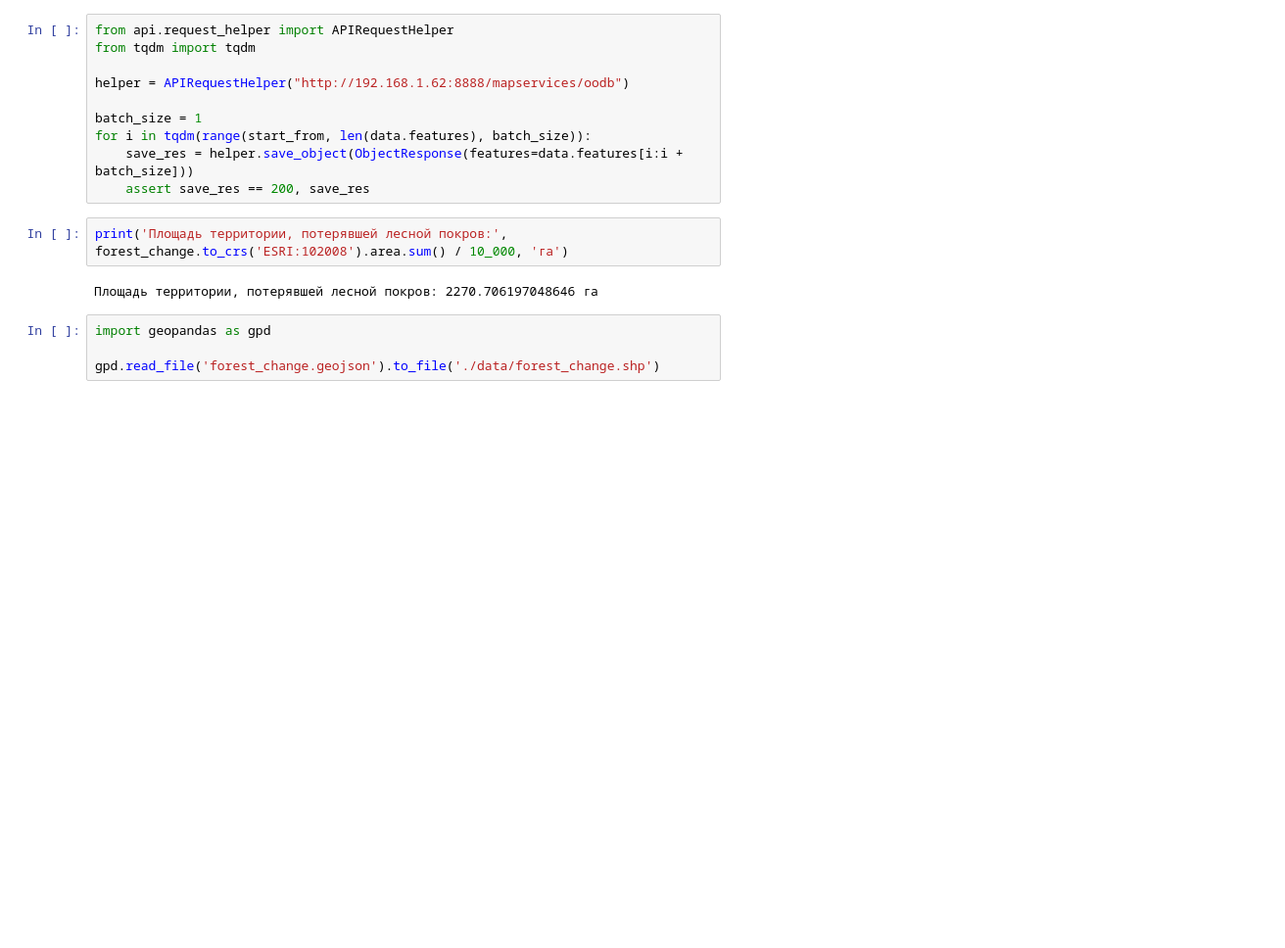
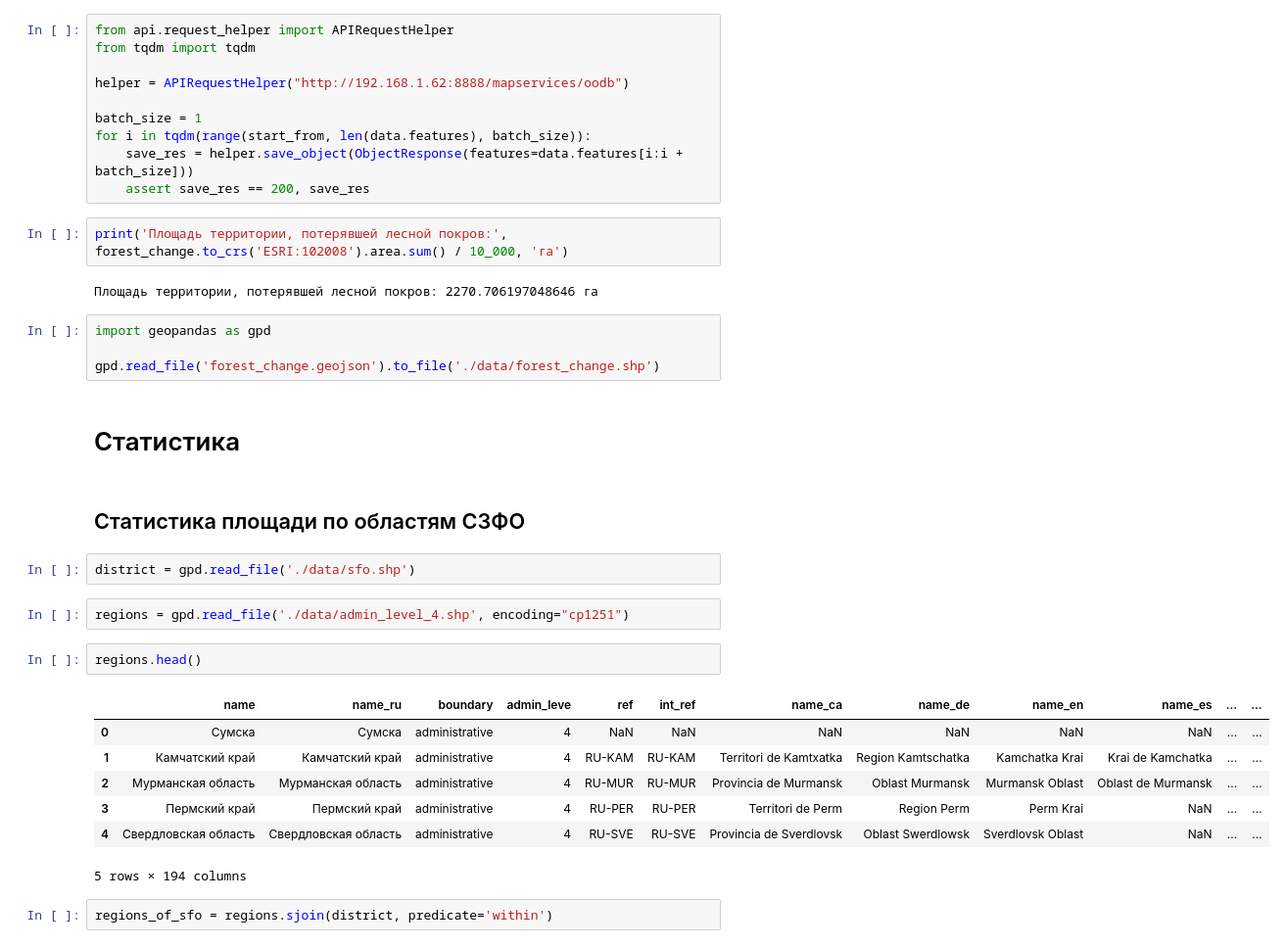
Before and after one commit to eivankin/nto-geo, a Jupyter notebook: playground.ipynb, the cells around one changed output. Shown at 98% size. Drawn from its saved outputs; the diff is of its cells as text; blank space fills up the shorter version.

```diff
--- a/playground.ipynb
+++ b/playground.ipynb
@@ -506,3 +521,23 @@ print('Площадь территории, потерявшей лесной п
 import geopandas as gpd
 
 gpd.read_file('forest_change.geojson').to_file('./data/forest_change.shp')
+# %% [markdown]
+# Статистика
+# %% [markdown]
+## Статистика площади по областям СЗФО
+# %%
+district = gpd.read_file('./data/sfo.shp')
+# %%
+regions = gpd.read_file('./data/admin_level_4.shp', encoding="cp1251")
+# %%
+regions.head()
+# %% [output]
+|  | name | name_ru | boundary | admin_leve | ref | int_ref | name_ca | name_de | name_en | name_es | ... | ... |
+| 0 | Сумска | Сумска | administrative | 4 | NaN | NaN | NaN | NaN | NaN | NaN | ... | ... |
+| 1 | Камчатский край | Камчатский край | administrative | 4 | RU-KAM | RU-KAM | Territori de Kamtxatka | Region Kamtschatka | Kamchatka Krai | Krai de Kamchatka | ... | ... |
+| 2 | Мурманская область | Мурманская область | administrative | 4 | RU-MUR | RU-MUR | Provincia de Murmansk | Oblast Murmansk | Murmansk Oblast | Oblast de Murmansk | ... | ... |
+| 3 | Пермский край | Пермский край | administrative | 4 | RU-PER | RU-PER | Territori de Perm | Region Perm | Perm Krai | NaN | ... | ... |
+| 4 | Свердловская область | Свердловская область | administrative | 4 | RU-SVE | RU-SVE | Provincia de Sverdlovsk | Oblast Swerdlowsk | Sverdlovsk Oblast | NaN | ... | ... |
+5 rows × 194 columns
+# %%
+regions_of_sfo = regions.sjoin(district, predicate='within')
```
Also changed, not shown: parts of 7 cells of this notebook, 1 other file.
